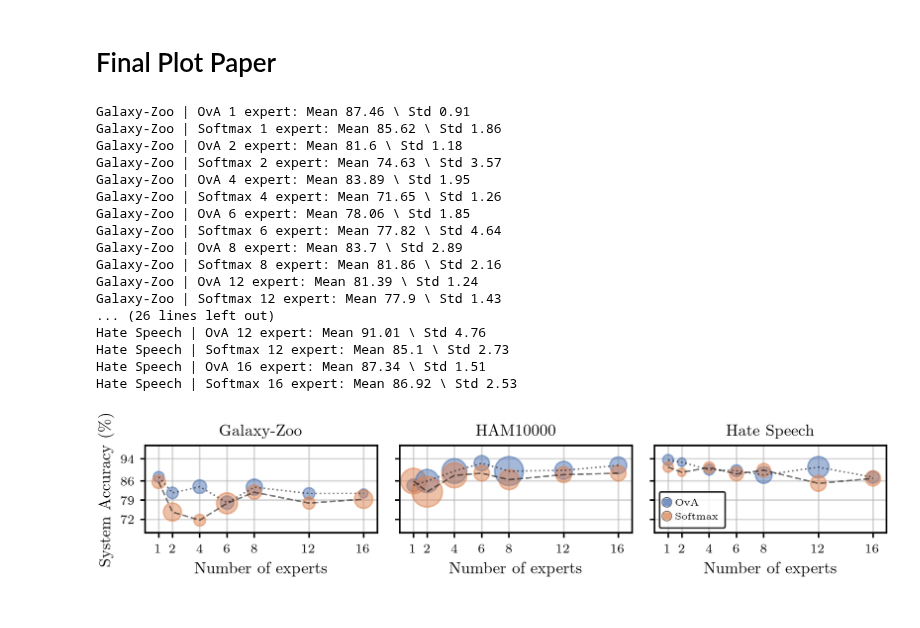
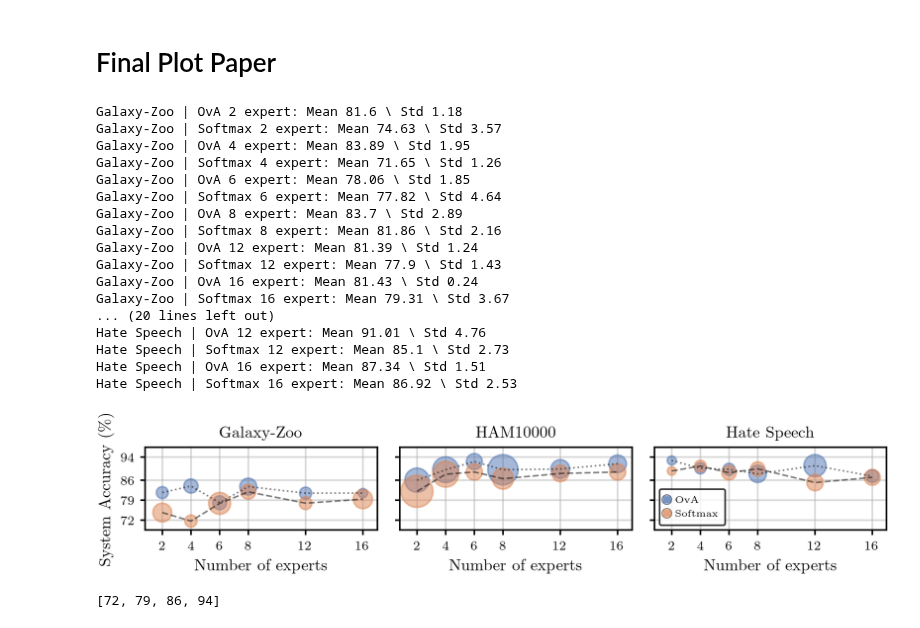
Before and after one commit to rajevv/Multi_L2D, a Jupyter notebook: CIFAR-10/results/figure1.ipynb, the cells around one changed output. Cells and saved outputs as stored; diff of their text form; code cells hidden in the pictures.

Commit message:
Update Figure 1

```diff
--- a/CIFAR-10/results/figure1.ipynb
+++ b/CIFAR-10/results/figure1.ipynb
@@ -24,6 +24,7 @@ softmax_plot_args = {"alpha": 0.5,
                      "color": cmap[1],
                      "linestyle": "dashed"}
 exp_list = [1, 2, 4, 6, 8, 12, 16]
+exp_list = [2, 4, 6, 8, 12, 16]
 # %%
 sns.set_palette(sns.color_palette("deep"))
 plt.rcParams.update(figsizes.aistats2023_half(tight_layout=True,
@@ -42,22 +43,22 @@ plt.rcParams['legend.numpoints'] = 1
 # System Accuracies
 # %%
 dataset = "HAM10000"
-softmax_ham_mean = np.array([85.9375, 82.03125, 88.02083333, 88.8020833, 86.45833333, 88.28125, 88.80208333])
-softmax_ham_std = np.array([6.28246775, 8.14400821, 6.02908172, 2.65573933, 4.34201354, 2.78048913, 2.65573933])
-ova_ham_mean = np.array([84.375 , 85.9375, 89.58333333, 92.44791667, 89.58333333, 89.84375, 91.66666667])
-ova_ham_std = np.array([1.68769289, 5.45011707, 6.02908172, 2.57799347, 7.55657194, 3.55160982, 3.14662656])
+softmax_ham_mean = np.array([85.9375, 82.03125, 88.02083333, 88.8020833, 86.45833333, 88.28125, 88.80208333])[1:]
+softmax_ham_std = np.array([6.28246775, 8.14400821, 6.02908172, 2.65573933, 4.34201354, 2.78048913, 2.65573933])[1:]
+ova_ham_mean = np.array([84.375 , 85.9375, 89.58333333, 92.44791667, 89.58333333, 89.84375, 91.66666667])[1:]
+ova_ham_std = np.array([1.68769289, 5.45011707, 6.02908172, 2.57799347, 7.55657194, 3.55160982, 3.14662656])[1:]
 
 dataset = "Galaxy"
-softmax_galaxy_mean = np.array([85.62, 74.63, 71.65, 77.82, 81.86, 77.9, 79.31])
-softmax_galaxy_std = np.array([1.86, 3.57, 1.26, 4.64, 2.16, 1.43, 3.67])
-ova_galaxy_mean = np.array([87.46, 81.60, 83.89, 78.06, 83.70, 81.39, 81.43])
-ova_galaxy_std = np.array([0.91, 1.18, 1.95, 1.85, 2.89, 1.24, 0.24])
+softmax_galaxy_mean = np.array([85.62, 74.63, 71.65, 77.82, 81.86, 77.9, 79.31])[1:]
+softmax_galaxy_std = np.array([1.86, 3.57, 1.26, 4.64, 2.16, 1.43, 3.67])[1:]
+ova_galaxy_mean = np.array([87.46, 81.60, 83.89, 78.06, 83.70, 81.39, 81.43])[1:]
+ova_galaxy_std = np.array([0.91, 1.18, 1.95, 1.85, 2.89, 1.24, 0.24])[1:]
 
 dataset = "Hate Speech"
-softmax_speech_mean = np.array([91.04, 89.16, 90.87, 88.54, 89.91, 85.10, 86.92])
-softmax_speech_std = np.array([0.73, 0.02, 1.09, 2.02, 1.91, 2.73, 2.53])
-ova_speech_mean = np.array([93.63, 92.83, 90.09, 89.71, 88.15, 91.01, 87.34])
-ova_speech_std = np.array([0.97, 0.14, 0.92, 1.27, 3.05, 4.76, 1.51])
+softmax_speech_mean = np.array([91.04, 89.16, 90.87, 88.54, 89.91, 85.10, 86.92])[1:]
+softmax_speech_std = np.array([0.73, 0.02, 1.09, 2.02, 1.91, 2.73, 2.53])[1:]
+ova_speech_mean = np.array([93.63, 92.83, 90.09, 89.71, 88.15, 91.01, 87.34])[1:]
+ova_speech_std = np.array([0.97, 0.14, 0.92, 1.27, 3.05, 4.76, 1.51])[1:]
 # %% [markdown]
 # Final Plot Paper
 # %%
@@ -123,15 +124,17 @@ datasets = ["Galaxy-Zoo", "HAM10000","Hate Speech"]
 for i, ax in enumerate(axs):
 
     # x axis
-    ax.set_xlim(min(x_axis)-10, max(x_axis)+10)
+    ax.set_xlim(min(x_axis)-12, max(x_axis)+10)
     ax.set_xticks(x_axis, exp_list)
 
     # y-axis
     min_y = min_y_global
     max_y = max_y_global
-    yticks = np.round(np.linspace(min_y, max_y, len(exp_list)))[::2]
+    yticks = np.round(np.linspace(min_y, max_y, 4))
+    yticks = np.array([72, 79, 86, 94])
     yticks_labels = [int(y_i) for y_i in yticks]
-    ax.set_ylim(min(yticks*scale_y)-10, max(yticks*scale_y)+10)
+    yticks_labels = [72, 79, 86, 94]
+    ax.set_ylim(min(yticks*scale_y)-7, max(yticks*scale_y)+7)
     ax.set_yticks(yticks*scale_y, yticks_labels)
 
     # Legend
@@ -139,34 +142,38 @@ for i, ax in enumerate(axs):
         ova_leg = mlines.Line2D([], [], label="OvA", alpha=0.5, marker="o", color=cmap[0])
         softmax_leg = mlines.Line2D([], [], label="Softmax", alpha=0.5, marker="o", color=cmap[1])
         ax.legend(handles=[ova_leg, softmax_leg], loc="best", borderpad=0.7, prop={"size":6})
     if i==0:
         ax.set_ylabel(r"System Accuracy $(\%)$")
     ax.set_xlabel(r"Number of experts")
     ax.set_title("{}".format(datasets[i]))
     ax.grid()
 
     # IMPORTANT! This allows to get the circles. Otherwise, ellipses!
     ax.set_aspect(1, adjustable='box')
 
 
 fig.subplots_adjust(wspace=0, hspace=0)
 fig.savefig("datasets_system_accuracy.pdf")
 # %% [output]
-Galaxy-Zoo | OvA 1 expert: Mean 87.46 \ Std 0.91
-Galaxy-Zoo | Softmax 1 expert: Mean 85.62 \ Std 1.86
 Galaxy-Zoo | OvA 2 expert: Mean 81.6 \ Std 1.18
 Galaxy-Zoo | Softmax 2 expert: Mean 74.63 \ Std 3.57
 Galaxy-Zoo | OvA 4 expert: Mean 83.89 \ Std 1.95
 Galaxy-Zoo | Softmax 4 expert: Mean 71.65 \ Std 1.26
 Galaxy-Zoo | OvA 6 expert: Mean 78.06 \ Std 1.85
 Galaxy-Zoo | Softmax 6 expert: Mean 77.82 \ Std 4.64
 Galaxy-Zoo | OvA 8 expert: Mean 83.7 \ Std 2.89
 Galaxy-Zoo | Softmax 8 expert: Mean 81.86 \ Std 2.16
 Galaxy-Zoo | OvA 12 expert: Mean 81.39 \ Std 1.24
 Galaxy-Zoo | Softmax 12 expert: Mean 77.9 \ Std 1.43
-... (26 lines left out)
+Galaxy-Zoo | OvA 16 expert: Mean 81.43 \ Std 0.24
+Galaxy-Zoo | Softmax 16 expert: Mean 79.31 \ Std 3.67
+... (20 lines left out)
 Hate Speech | OvA 12 expert: Mean 91.01 \ Std 4.76
 Hate Speech | Softmax 12 expert: Mean 85.1 \ Std 2.73
 Hate Speech | OvA 16 expert: Mean 87.34 \ Std 1.51
 Hate Speech | Softmax 16 expert: Mean 86.92 \ Std 2.53
-[figure, old version]
+[figure, new version]
+# %%
+yticks_labels
+# %% [output]
+[72, 79, 86, 94]
```
Also changed, not shown: 1 other file.
